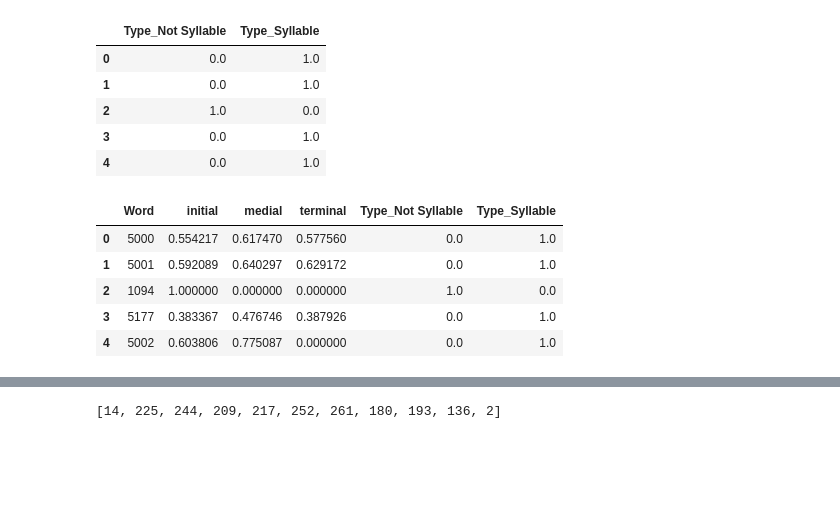
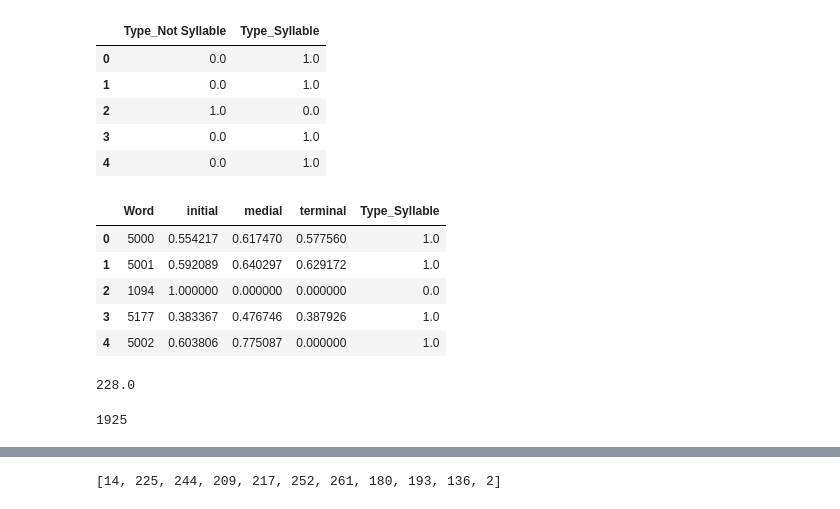
Before and after one commit to Kee2u/Deciphering_the_Indus_Valley_Script, a Jupyter notebook: Statistical_Analysis/Histogram_Probability_Distribution.ipynb, the cells around one changed output, grey strips where cells are left out. Saved outputs shown, nothing was run; the diff lists cells and outputs as text; code cells hidden in the pictures; blank space fills up the shorter version.

```diff
--- a/Statistical_Analysis/Histogram_Probability_Distribution.ipynb
+++ b/Statistical_Analysis/Histogram_Probability_Distribution.ipynb
@@ -302,12 +315,12 @@ encode_df.head()
 | 4 | 0.0 | 1.0 |
 # %%
 merged_word = merged_word.merge(encode_df,left_index=True, right_index=True)
-merged_word = merged_word.drop("Type",1)
+merged_word = merged_word.drop(columns=["Type","Type_Not Syllable"])
 merged_word.head()
 # %% [output]
-|  | Word | initial | medial | terminal | Type_Not Syllable | Type_Syllable |
-| 0 | 5000 | 0.554217 | 0.617470 | 0.577560 | 0.0 | 1.0 |
-| 1 | 5001 | 0.592089 | 0.640297 | 0.629172 | 0.0 | 1.0 |
-| 2 | 1094 | 1.000000 | 0.000000 | 0.000000 | 1.0 | 0.0 |
-| 3 | 5177 | 0.383367 | 0.476746 | 0.387926 | 0.0 | 1.0 |
-| 4 | 5002 | 0.603806 | 0.775087 | 0.000000 | 0.0 | 1.0 |
+|  | Word | initial | medial | terminal | Type_Syllable |
+| 0 | 5000 | 0.554217 | 0.617470 | 0.577560 | 1.0 |
+| 1 | 5001 | 0.592089 | 0.640297 | 0.629172 | 1.0 |
+| 2 | 1094 | 1.000000 | 0.000000 | 0.000000 | 0.0 |
+| 3 | 5177 | 0.383367 | 0.476746 | 0.387926 | 1.0 |
+| 4 | 5002 | 0.603806 | 0.775087 | 0.000000 | 1.0 |
@@ -320,3 +327,11 @@ from sklearn.model_selection import train_test_split
+# %%
+merged_word["Type_Syllable"].sum()
+# %% [output]
+228.0
+# %%
+len(merged_word["Type_Syllable"])
+# %% [output]
+1925
 # %%
 
 X = merged_word[["initial", "medial", "terminal"]]
```
Also changed, not shown: parts of 13 cells of this notebook.
